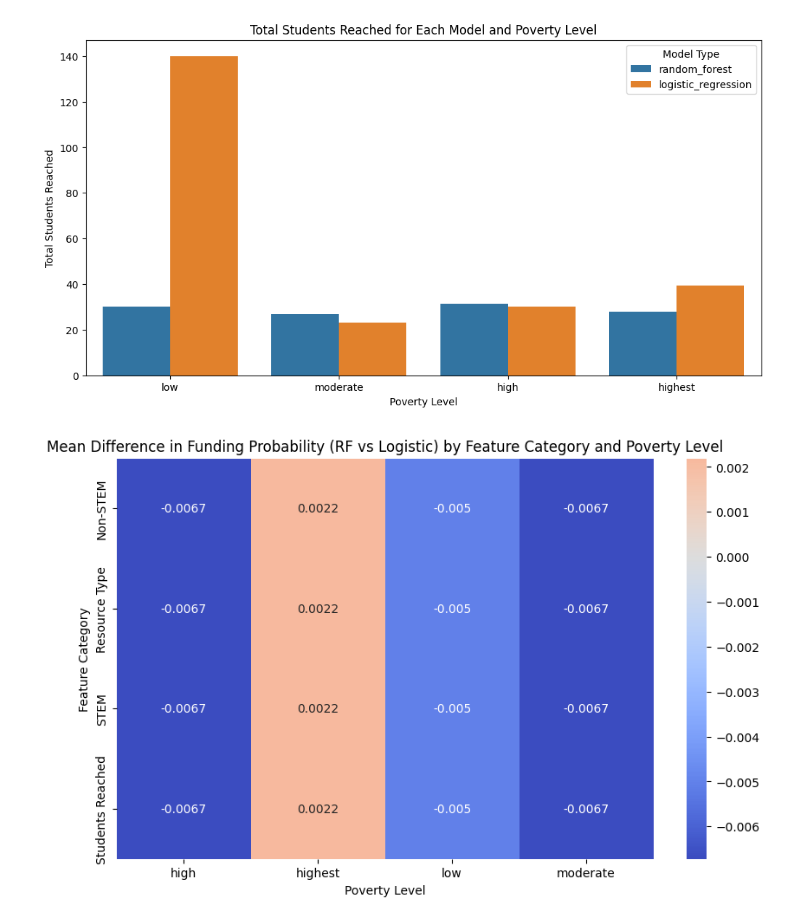
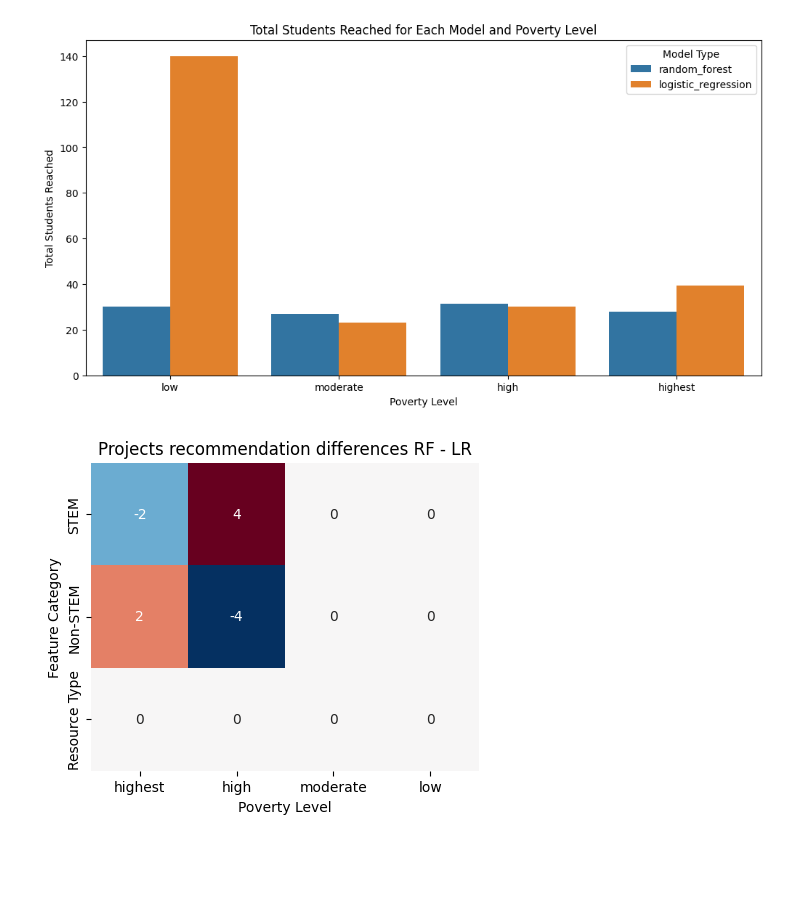
Before and after one commit to luciafang/94889-DonorsChoose, a Jupyter notebook: project/notebooks/recommendation_compared.ipynb, the cells around one changed output. Drawn from its saved outputs; the diff is of its cells as text; code cells hidden in the pictures; blank space fills up the shorter version.

Commit message:
updated recommendation diff heatmap

```diff
--- a/project/notebooks/recommendation_compared.ipynb
+++ b/project/notebooks/recommendation_compared.ipynb
@@ -200,41 +207,49 @@ feature_categories = {
         and col not in [
             'primary_focus_subject_Applied Sciences',
             'primary_focus_subject_Environmental Science',
             'primary_focus_subject_Health & Life Science',
             'primary_focus_subject_Mathematics',
             'primary_focus_subject_Nutrition',
             'primary_focus_subject_Health & Wellness'
         ]
     ],
     'Resource Type': [col for col in all_recommendations.columns if col.startswith('resource_type_')],
-    'Students Reached': ['students_reached']
 }
 
 poverty_levels = ["low", "moderate", "high", "highest"]
 
 heatmap_data = []
 
 for pov_level in poverty_levels:
     for category, features in feature_categories.items():
-        pov_data = all_recommendations[all_recommendations[f'poverty_level_{pov_level} poverty'] == 1]
-        rf_log_diff = pov_data['proba_random_forest'] - pov_data['proba_logistic_regression']
-        mean_diff = rf_log_diff.mean()  # Mean difference in funding probability for this category
+        rf_log_diff = (top_recommendations[(pov_level, 'random_forest')][features].sum() - top_recommendations[(pov_level, 'logistic_regression')][features].sum())
+        # pov_data = all_recommendations[all_recommendations[f'poverty_level_{pov_level} poverty'] == 1]
+        # rf_log_diff = pov_data['proba_random_forest'] - pov_data['proba_logistic_regression']
+
+        sum_diff = rf_log_diff.sum()  # Mean difference in funding probability for this category
 
         heatmap_data.append({
             'poverty_level': pov_level,
             'feature_category': category,
-            'mean_difference': mean_diff
+            'total_difference': sum_diff
         })
 
 heatmap_df = pd.DataFrame(heatmap_data)
 
-heatmap_pivot = heatmap_df.pivot(index="feature_category", columns="poverty_level", values="mean_difference")
+poverty_level_order = ["highest", "high", "moderate", "low"]
+feature_category_order = ["STEM", "Non-STEM", "Resource Type"]
+heatmap_pivot = heatmap_df.pivot(index="feature_category", columns="poverty_level", values="total_difference")
+heatmap_pivot = heatmap_pivot.reindex(index=feature_category_order, columns=poverty_level_order)
 
-plt.figure(figsize=(10, 6))
-sns.heatmap(heatmap_pivot, annot=True, cmap="coolwarm", center=0)
-plt.title('Mean Difference in Funding Probability (RF vs Logistic) by Feature Category and Poverty Level')
+plt.figure(figsize=(5, 4))
+sns.heatmap(heatmap_pivot,
+            # cmap = 'rocket',
+            cmap ='RdBu_r',
+            cbar=False,
+            annot=True, center=0)
+plt.title('Projects recommendation differences RF - LR')
 plt.xlabel('Poverty Level')
 plt.ylabel('Feature Category')
-plt.savefig('../outputs/funding_probability_difference_heatmap.png', format='png', dpi=300, bbox_inches='tight')
+plt.savefig('../outputs/recommendation_difference_heatmap.png', format='png', dpi=300, bbox_inches='tight')
 # %% [output]
-[figure, old version]
+[figure, new version]
```
Also changed, not shown: parts of 2 cells of this notebook, 18 other files.
